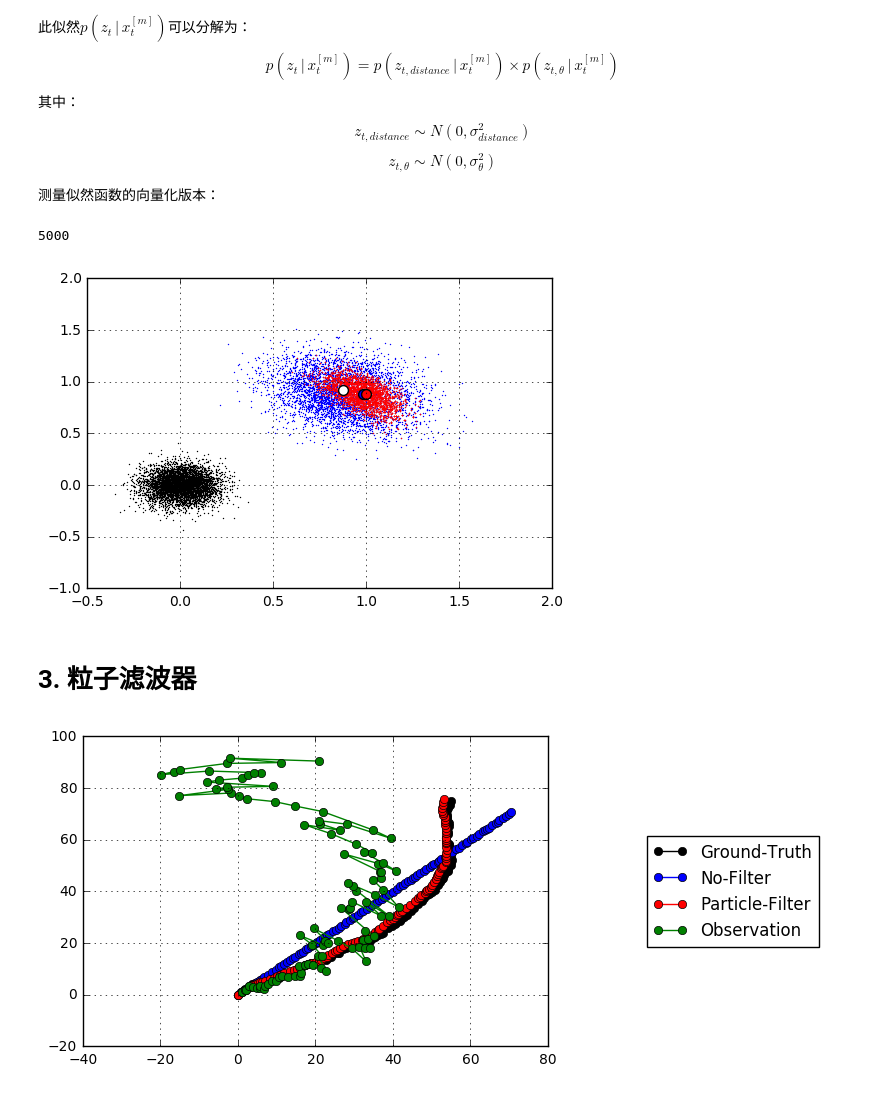
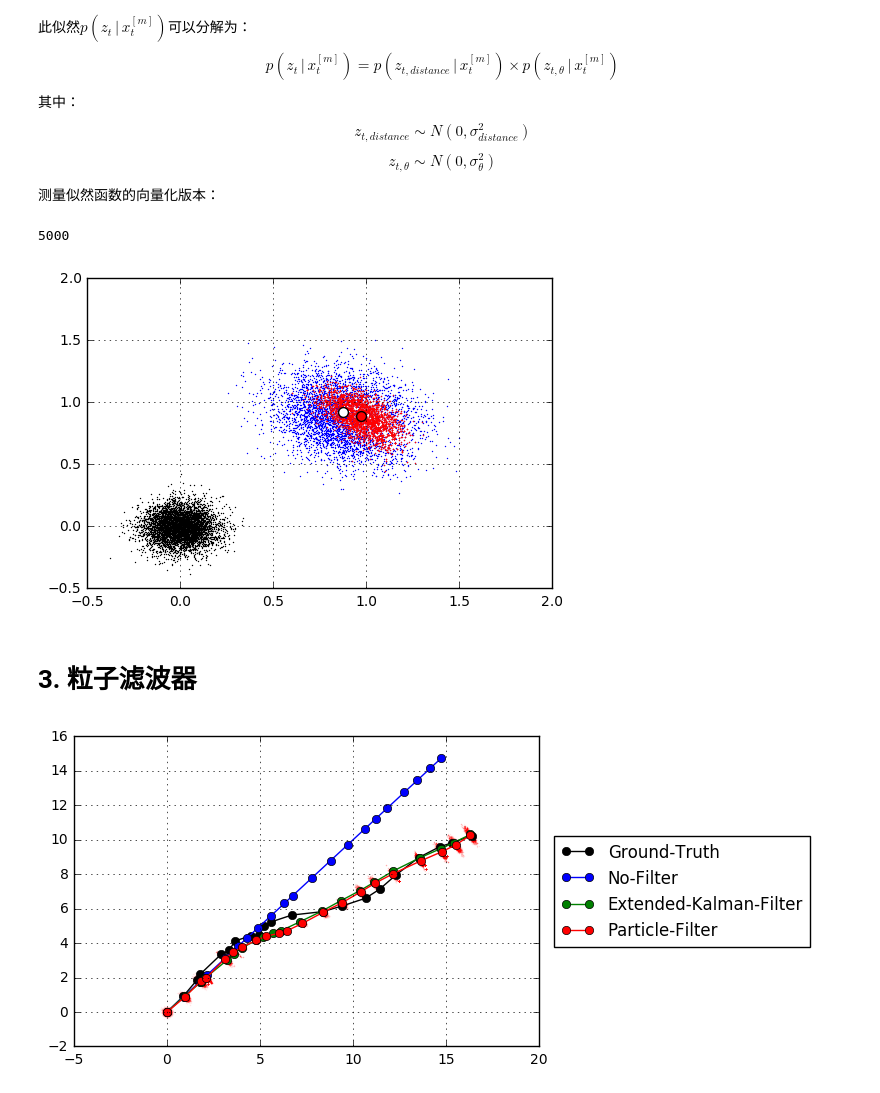
Before and after one commit to liuii/ProbRobotics, a Jupyter notebook: notebooks/02NonparametricFilters/ParticleFilterResampleVersion.ipynb, the cells around one changed output. Cells and saved outputs as stored; diff of their text form; code cells hidden in the pictures.

```diff
--- a/notebooks/02NonparametricFilters/ParticleFilterResampleVersion.ipynb
+++ b/notebooks/02NonparametricFilters/ParticleFilterResampleVersion.ipynb
@@ -182,20 +182,24 @@ X_resample = X_sample[index_resample]
 
 np.mean(X_resample, axis=0, keepdims=True)
 
-# 黑色为原始例子，蓝色为运动采样后的粒子
+# 黑色为原始例子，蓝色为运动采样后的粒子，红色为重采样后的粒子集
 plt.scatter(X[:,0], X[:,1], s=1, c='k', lw=0)
 plt.scatter(X_sample[:,0], X_sample[:,1], s=1, c='b', lw=0)
 plt.scatter(X_resample[:,0], X_resample[:,1], s=1, c='r', lw=0)
+
 mean = np.mean(X_resample, axis=0, keepdims=True)
-plt.scatter(mean[:,0], mean[:,1],s=50, c='b', lw=1, edgecolors='k')
-plt.scatter(Z[0][0] * np.cos(Z[0][1]), Z[0][0] * np.sin(Z[0][1]), s=50, c='r', lw=1, edgecolors='k')
+plt.scatter(mean[:,0], mean[:,1],s=50, c='r', lw=1, edgecolors='k')
+
+# plt.scatter(Z[0][0] * np.cos(Z[0][1]), Z[0][0] * np.sin(Z[0][1]), s=50, c='r', lw=1, edgecolors='k')
+
+# Ground-Truth点
 plt.scatter(X_ground_truth[1][0], X_ground_truth[1][1], s=50, c='w', lw=1, edgecolors='k')
 plt.grid()
 
 X.shape[0]
 # %% [output]
 5000
-[figure, old version]
+[figure, new version]
 # %% [markdown]
 # 3. 粒子滤波器
 # %%
@@ -212,30 +216,30 @@ def particle_fileter(X, u, z):
 
     return X_resample
 # %%
-n = 100
+n = 20
 X_pf = X_ground_truth[0].reshape((1,3))
 
 X = np.random.multivariate_normal(X_ground_truth[0], np.eye(3) * 0.01, size=5000)
 
 plt.scatter(X[:,0], X[:,1], s=1, c='r', lw=0, alpha=0.05)
 
 for u, z in zip(U[:n], Z[:n]):
     X = particle_fileter(X, u, z)
     X_mean = np.mean(X, axis=0, keepdims=True)
     X_pf = np.vstack([X_pf, X_mean])
     plt.scatter(X[:,0], X[:,1], s=1, c='r', lw=0, alpha=0.05)
 
 plt.plot(X_ground_truth[:n + 1,0], X_ground_truth[:n + 1,1],
          c='k',marker='o', label='Ground-Truth')
 plt.plot(X_no_filter[:n + 1,0], X_no_filter[:n + 1,1],
          c='b',marker='o', label='No-Filter')
+plt.plot(X_ekf[:n + 1,0], X_ekf[:n + 1,1],
+         c='g',marker='o', label='Extended-Kalman-Filter')
 plt.plot(X_pf[:n + 1,0], X_pf[:n + 1,1],
          c='r',marker='o', label='Particle-Filter')
 
-observation = Z.reshape((-1,2))
-plt.plot(observation[:n,0] * np.cos(observation[:n,1]), observation[:n,0] * np.sin(observation[:n,1]),
-         c='g',marker='o', label='Observation')
+
 plt.legend(bbox_to_anchor=(1.6, 0.5), loc='center right')
 plt.grid()
 # %% [output]
-[figure, old version]
+[figure, new version]
```
Also changed, not shown: parts of 5 cells of this notebook, 1 other file.
